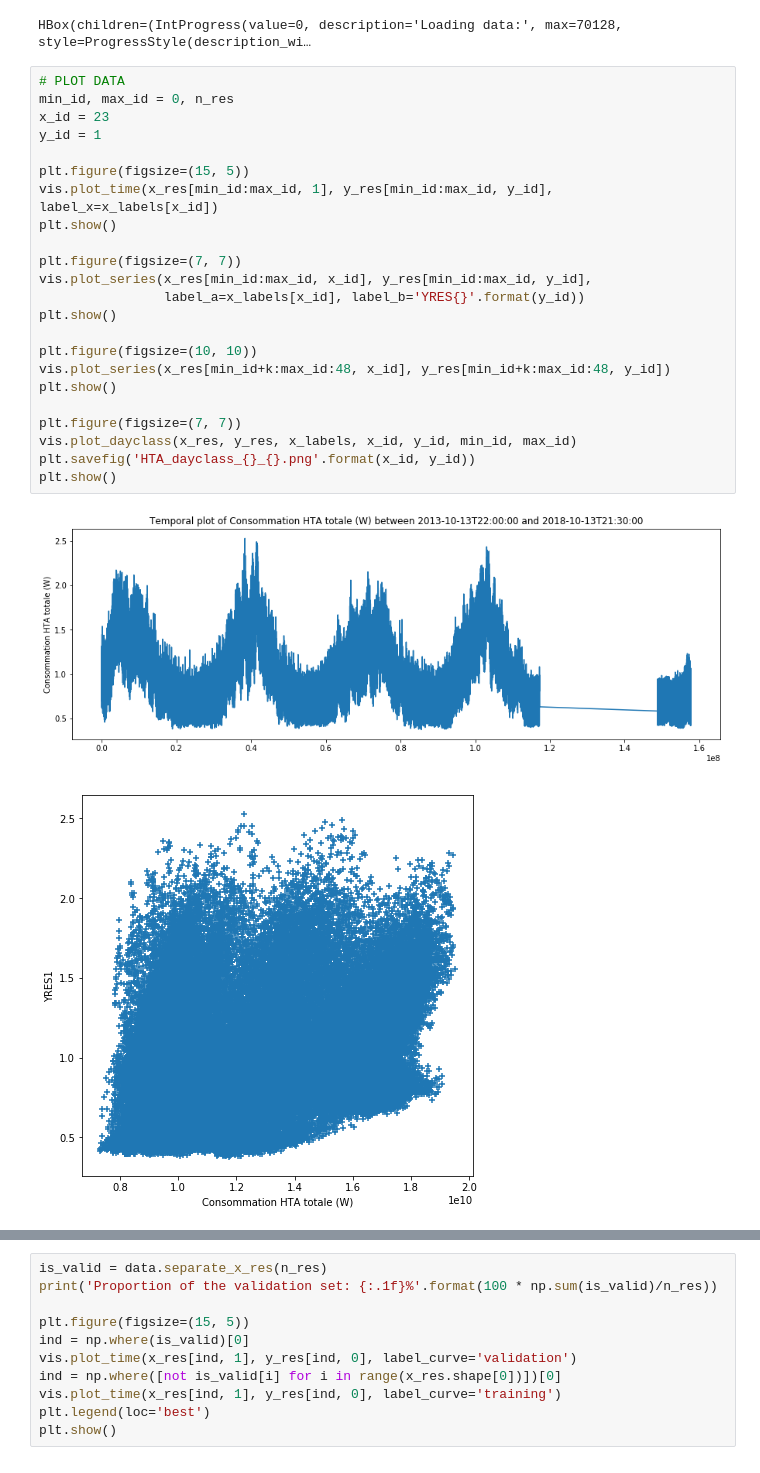
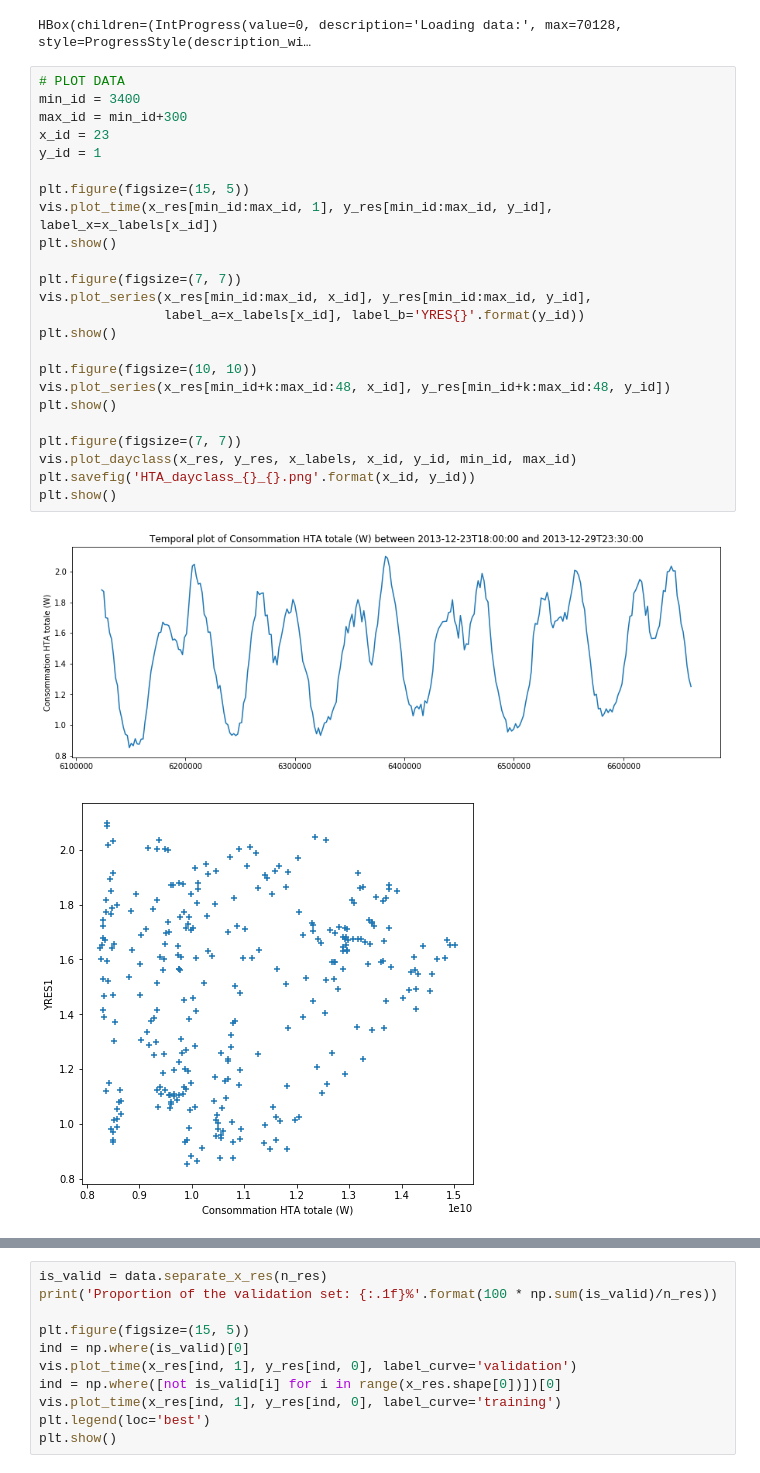
Before and after one commit to tangih/EnedisDataChallenge, a Jupyter notebook: main.ipynb, the cells around one changed output, grey strips where cells are left out. Cells and saved outputs as stored; diff of their text form.

```diff
--- a/main.ipynb
+++ b/main.ipynb
@@ -27,27 +27,28 @@ n_res, n_com = x_res.shape[0], y_res.shape[0]
 HBox(children=(IntProgress(value=0, description='Loading data:', max=70128, style=ProgressStyle(description_wi…
 # %%
 # PLOT DATA
-min_id, max_id = 0, n_res
+min_id = 3400
+max_id = min_id+300
 x_id = 23
 y_id = 1
 
 plt.figure(figsize=(15, 5))
 vis.plot_time(x_res[min_id:max_id, 1], y_res[min_id:max_id, y_id], label_x=x_labels[x_id])
 plt.show()
 
 plt.figure(figsize=(7, 7))
 vis.plot_series(x_res[min_id:max_id, x_id], y_res[min_id:max_id, y_id],
                 label_a=x_labels[x_id], label_b='YRES{}'.format(y_id))
 plt.show()
 
 plt.figure(figsize=(10, 10))
 vis.plot_series(x_res[min_id+k:max_id:48, x_id], y_res[min_id+k:max_id:48, y_id])
 plt.show()
 
 plt.figure(figsize=(7, 7))
 vis.plot_dayclass(x_res, y_res, x_labels, x_id, y_id, min_id, max_id)
 plt.savefig('HTA_dayclass_{}_{}.png'.format(x_id, y_id))
 plt.show()
 # %% [output]
-[figure, old version]
+[figure, new version]
-[figure, old version]
+[figure, new version]
```
Also changed, not shown: parts of 2 cells of this notebook, 3 other files.
